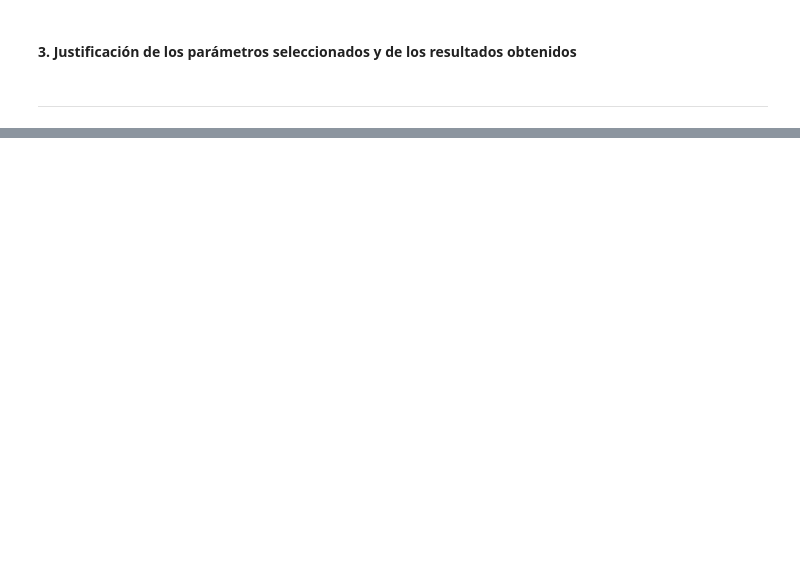
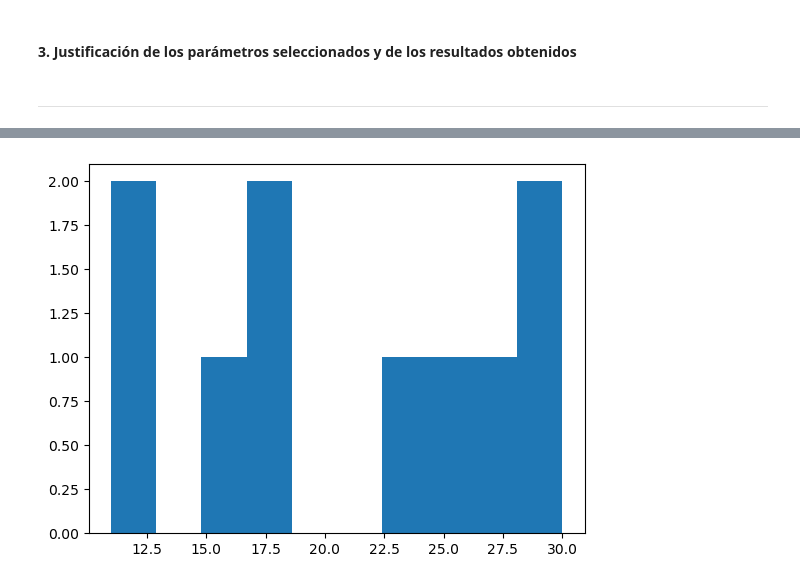
Before and after one commit to eliancitomix/08MIAR_Aprendizaje_por_Refuerzo, a Jupyter notebook: ProyectoPractico/08MIAR_Proyecto_practico.ipynb, the cells around one changed output, grey strips where cells are left out. Cells and saved outputs as stored; diff of their text form; code cells hidden in the pictures; blank space fills up the shorter version.

```diff
--- a/ProyectoPractico/08MIAR_Proyecto_practico.ipynb
+++ b/ProyectoPractico/08MIAR_Proyecto_practico.ipynb
@@ -497,7 +496,7 @@ Episode 10: reward: 4.000, steps: 470
 # %%
 # Testing part to calculate the mean reward
-checkpoint_weights_filename = os.path.join(CHECKPOINT_PATH, 'dqn_' + env_name + f'_weights_{150000}.h5f')
+checkpoint_weights_filename = os.path.join(CHECKPOINT_PATH, 'dqn_' + env_name + f'_weights_{1650000}.h5f')
 dqn.load_weights(checkpoint_weights_filename)
-dqn.test(env, nb_episodes=10, visualize=False)
+H2 = dqn.test(env, nb_episodes=10, visualize=False)
 # %% [output]
 Testing for 10 episodes ...
@@ -518,0 +545,4 @@ Episode 10: reward: 23.000, steps: 1280
+# %%
+plt.hist(H2.history.get('episode_reward'));
+# %% [output]
+[figure, added]
```
Also changed, not shown: parts of 10 cells of this notebook.
